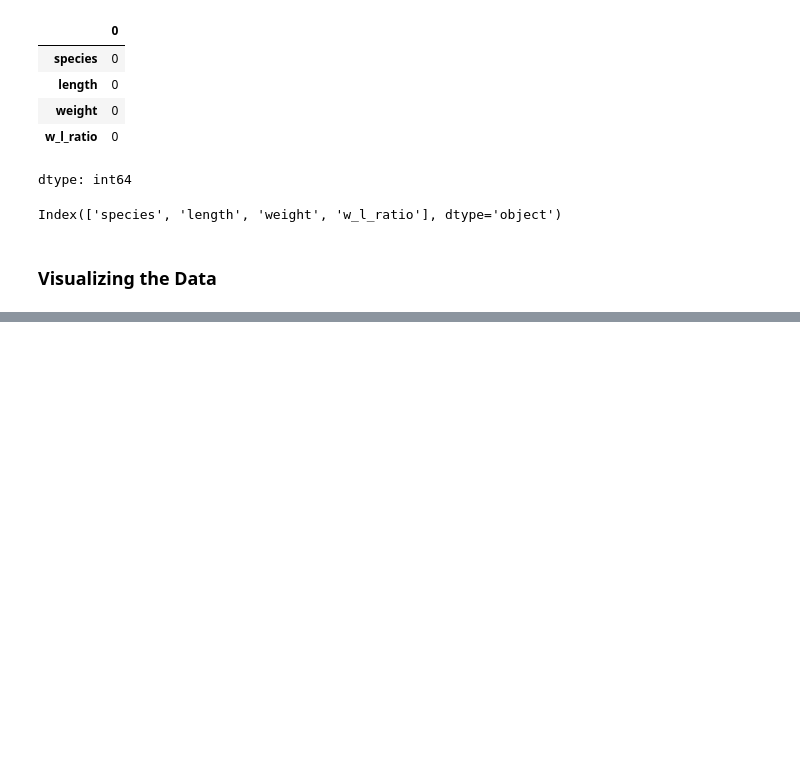
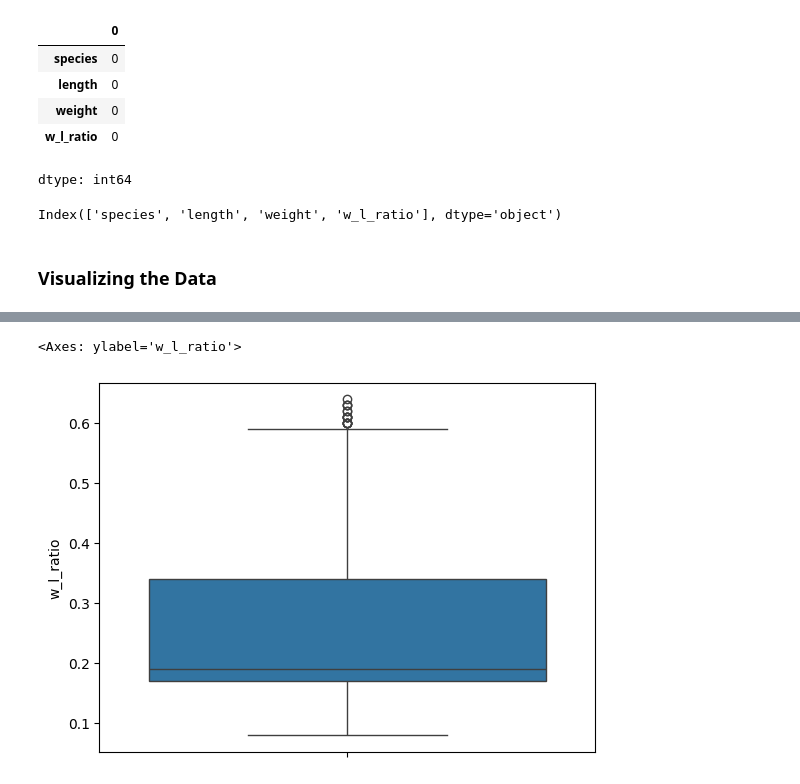
Before and after one commit to saadkhalidabbasi/EDA-Projects, a Jupyter notebook: Fish_Species_Measurements_EDA_and_Classification.ipynb, the cells around one changed output, grey strips where cells are left out. Drawn from its saved outputs; the diff is of its cells as text; code cells hidden in the pictures; blank space fills up the shorter version.

```diff
--- a/Fish_Species_Measurements_EDA_and_Classification.ipynb
+++ b/Fish_Species_Measurements_EDA_and_Classification.ipynb
@@ -96,0 +123,5 @@ fig.show()
+# %%
+sns.boxplot(df['w_l_ratio'])
+# %% [output]
+<Axes: ylabel='w_l_ratio'>
+[figure, added]
```
Also changed, not shown: parts of 8 cells of this notebook.
